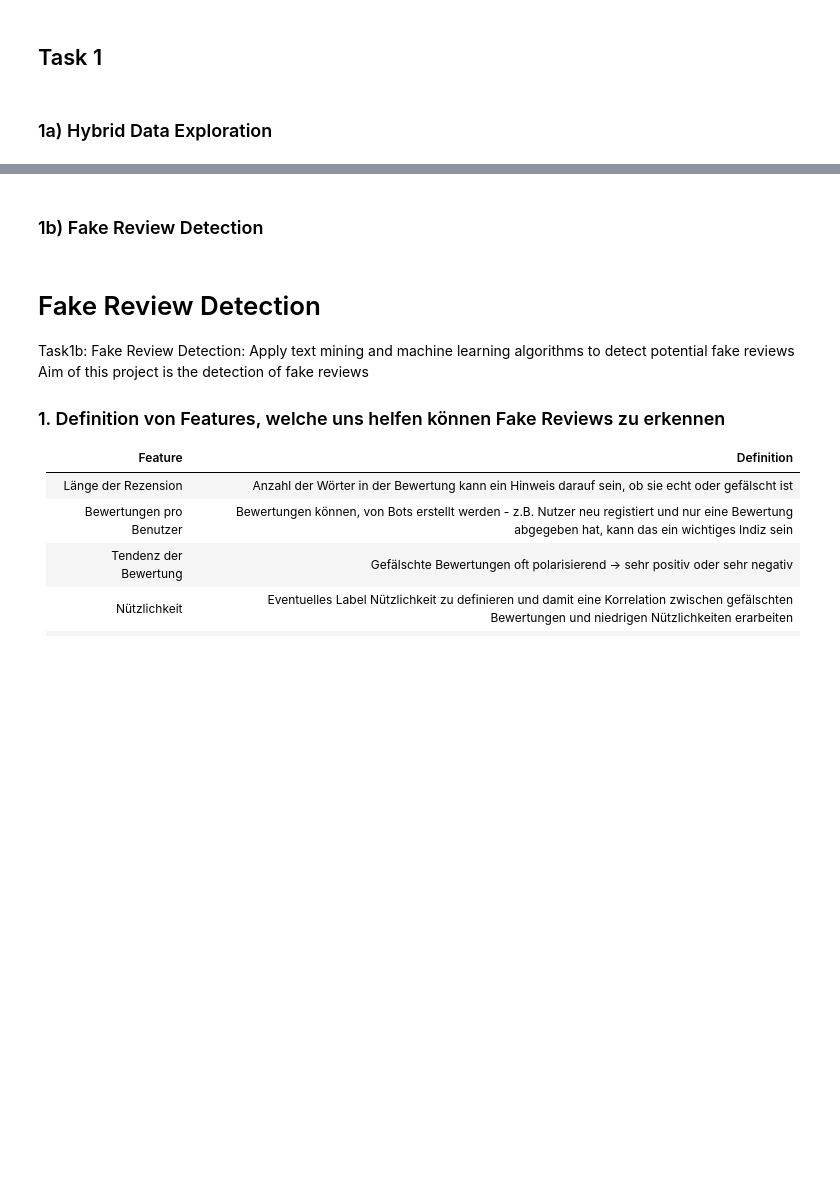
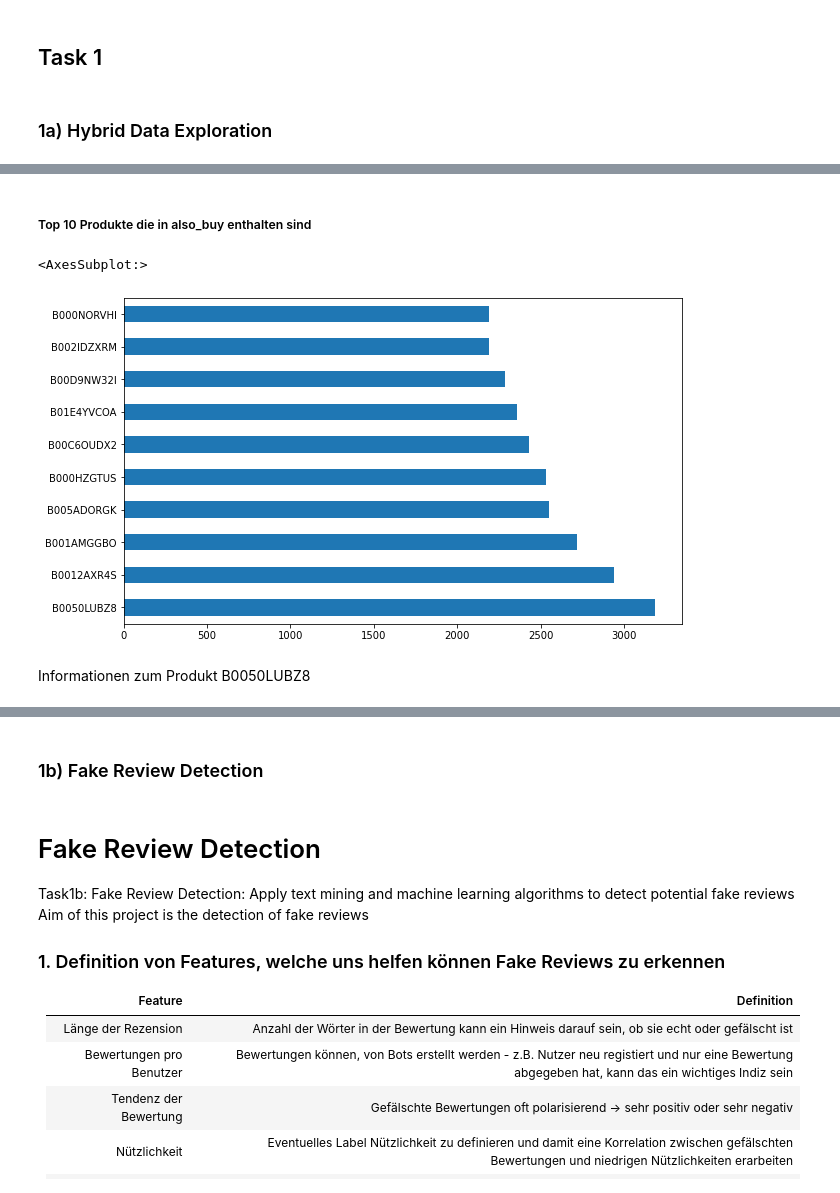
Before and after one commit to juliankulinsky/deep_learning, a Jupyter notebook: notebooks/deep_leaning_project.ipynb, the cells around one changed output, grey strips where cells are left out. Drawn from its saved outputs; the diff is of its cells as text; code cells hidden in the pictures; blank space fills up the shorter version.

```diff
--- a/notebooks/deep_leaning_project.ipynb
+++ b/notebooks/deep_leaning_project.ipynb
@@ -59,0 +326,23 @@ df_cleaned = pd.read_csv("/content/drive/MyDrive/DeepLearning_WiSe22-23/df_clean
+# %% [markdown]
+##### Top 10 Produkte die in also_buy enthalten sind
+# %%
+#A funktion that goes through all List in column also_buy and show most bought itmes
+def most_bought_items(column):
+    most_bought_items = []
+    for i in df[column]:
+        if type(i) == list:
+            for j in i:
+                most_bought_items.append(j)
+    return most_bought_items
+
+#make a list of all items that are bought together
+most_bought_items = most_bought_items('also_buy')
+
+#Visualize the most top 10 bought items
+most_bought_items = pd.Series(most_bought_items)
+most_bought_items.value_counts().head(10).plot(kind='barh', figsize=(10, 6))
+# %% [output]
+<AxesSubplot:>
+[figure, added]
+# %% [markdown]
+Informationen zum Produkt B0050LUBZ8
```
Also changed, not shown: parts of 79 cells of this notebook.
